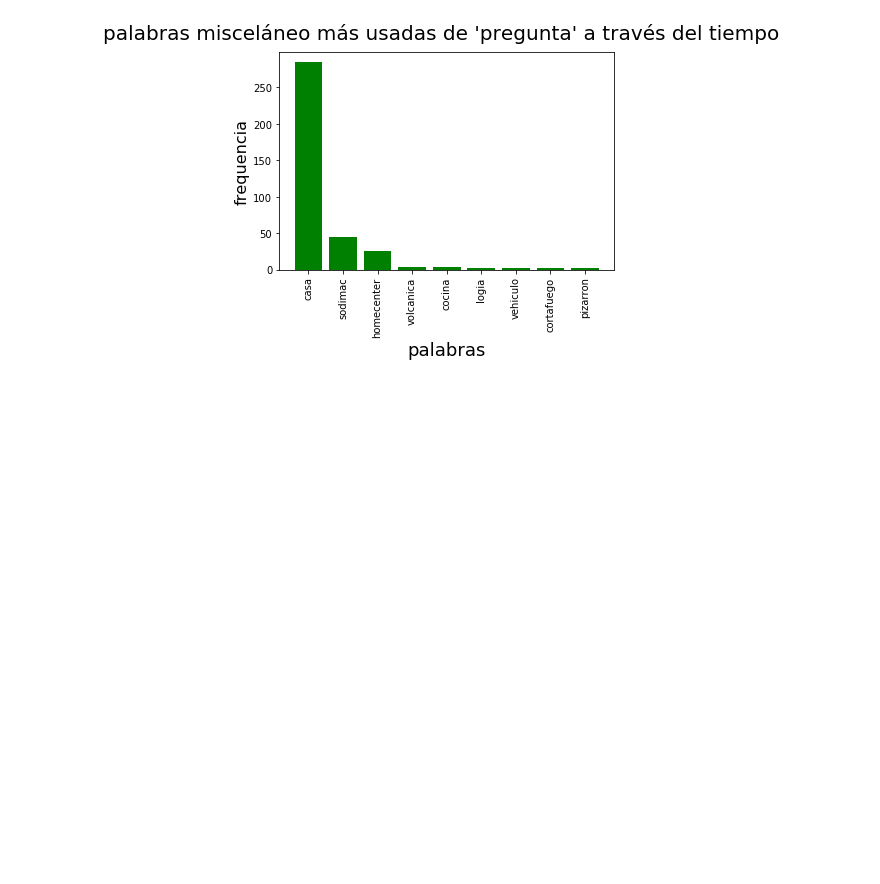
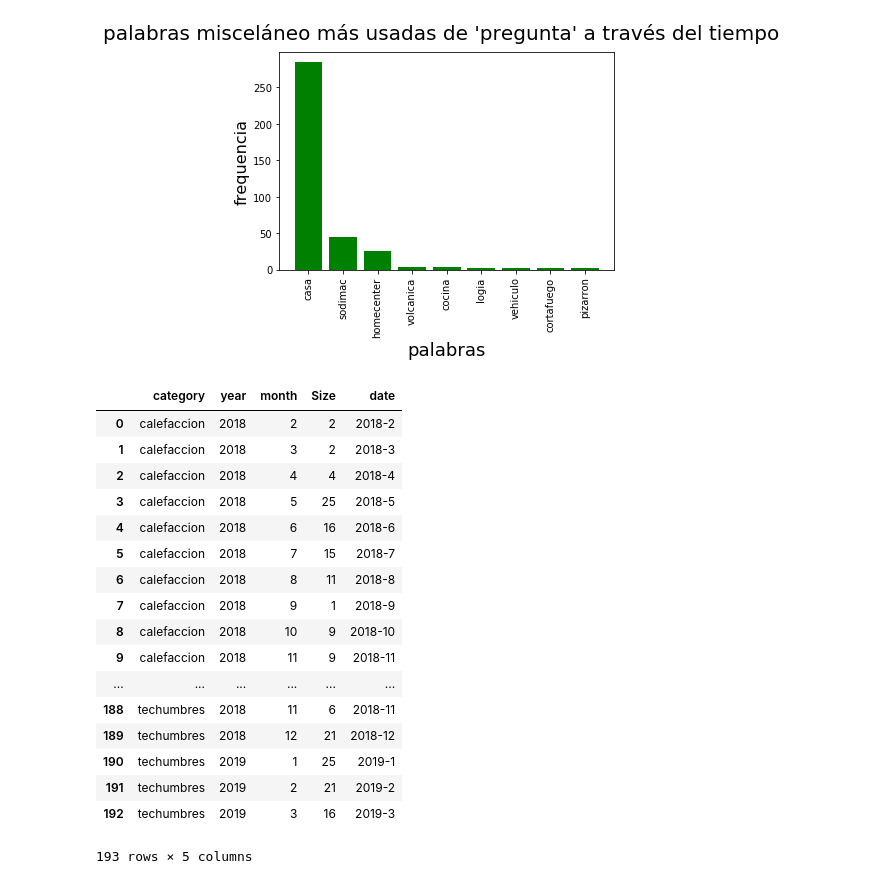
Before and after one commit to samanthatsoi/Seguimiento-Gestion-HUM, a Jupyter notebook: Seguimiento-Gestion-HUM.ipynb, the cells around one changed output. Cells and saved outputs as stored; diff of their text form; code cells hidden in the pictures; blank space fills up the shorter version.

```diff
--- a/Seguimiento-Gestion-HUM.ipynb
+++ b/Seguimiento-Gestion-HUM.ipynb
@@ -482,3 +484,24 @@ fig.suptitle('palabras misceláneo más usadas de \'pregunta\' a través del tie
 plt.show()
 # %% [output]
 [figure]
+# %%
+counts1819
+# %% [output]
+|  | category | year | month | Size | date |
+| 0 | calefaccion | 2018 | 2 | 2 | 2018-2 |
+| 1 | calefaccion | 2018 | 3 | 2 | 2018-3 |
+| 2 | calefaccion | 2018 | 4 | 4 | 2018-4 |
+| 3 | calefaccion | 2018 | 5 | 25 | 2018-5 |
+| 4 | calefaccion | 2018 | 6 | 16 | 2018-6 |
+| 5 | calefaccion | 2018 | 7 | 15 | 2018-7 |
+| 6 | calefaccion | 2018 | 8 | 11 | 2018-8 |
+| 7 | calefaccion | 2018 | 9 | 1 | 2018-9 |
+| 8 | calefaccion | 2018 | 10 | 9 | 2018-10 |
+| 9 | calefaccion | 2018 | 11 | 9 | 2018-11 |
+| ... | ... | ... | ... | ... | ... |
+| 188 | techumbres | 2018 | 11 | 6 | 2018-11 |
+| 189 | techumbres | 2018 | 12 | 21 | 2018-12 |
+| 190 | techumbres | 2019 | 1 | 25 | 2019-1 |
+| 191 | techumbres | 2019 | 2 | 21 | 2019-2 |
+| 192 | techumbres | 2019 | 3 | 16 | 2019-3 |
+193 rows × 5 columns
```
Also changed, not shown: parts of 6 cells of this notebook, 5 other files.
